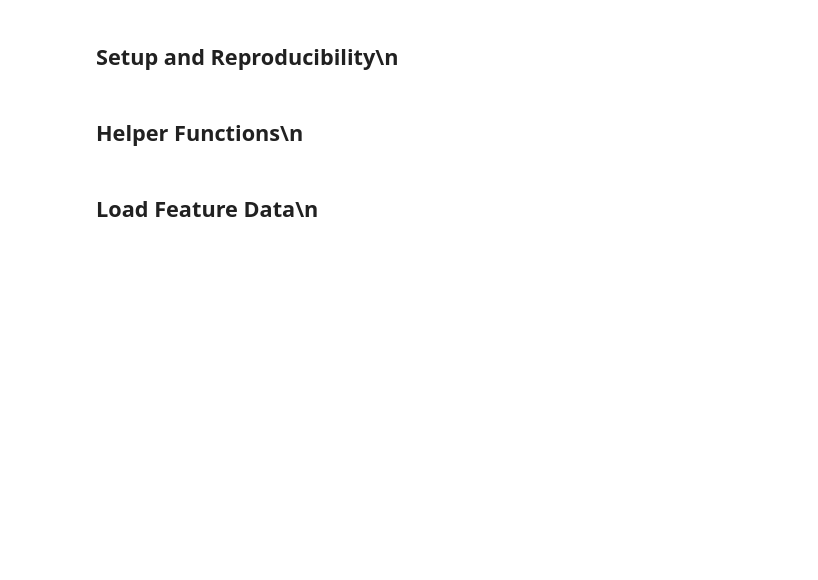
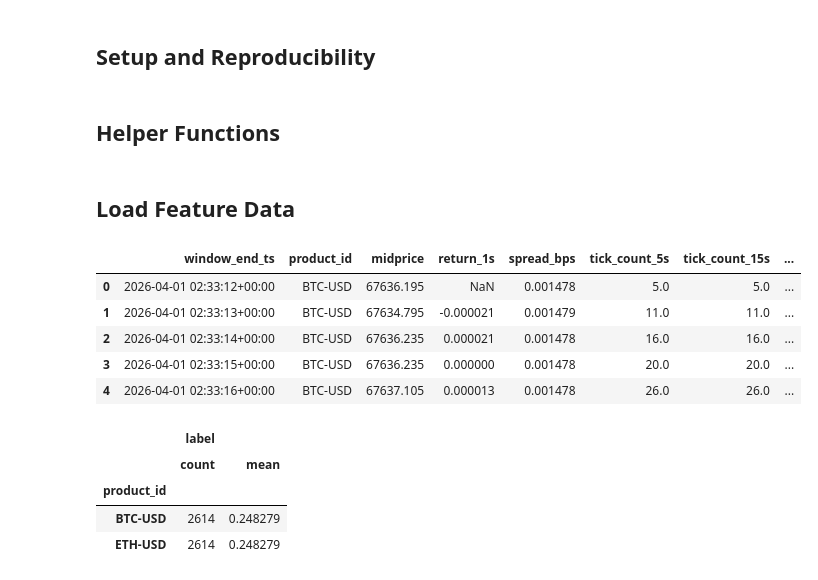
Before and after one commit to rzrizaldy/fundamental_ai_crypto_volatile, a Jupyter notebook: notebooks/eda.ipynb, the cells around one changed output. Saved outputs shown, nothing was run; the diff lists cells and outputs as text; code cells hidden in the pictures; blank space fills up the shorter version.

```diff
--- a/notebooks/eda.ipynb
+++ b/notebooks/eda.ipynb
@@ -3,3 +9,3 @@
 # %% [markdown]
-## Setup and Reproducibility\n
+## Setup and Reproducibility
 # %%
@@ -7,3 +28,3 @@ from pathlib import Path\nimport json\n\nimport matplotlib.pyplot as plt\nimport
 # %% [markdown]
-## Helper Functions\n
+## Helper Functions
 # %%
@@ -11,5 +42,21 @@ def save_and_show(fig, filename):\n    output_path = IMG_DIR / filename\n    fig
 # %% [markdown]
-## Load Feature Data\n
+## Load Feature Data
 # %%
-features = pd.read_parquet(FEATURE_PATH)\nfeatures['window_end_ts'] = pd.to_datetime(features['window_end_ts'], utc=True)\nfeatures = features.sort_values(['product_id', 'window_end_ts']).reset_index(drop=True)\ndisplay(features.head())\ndisplay(features[['product_id', 'label']].groupby('product_id').agg(['count', 'mean']))\n
+features = pd.read_parquet(FEATURE_PATH)
+features['window_end_ts'] = pd.to_datetime(features['window_end_ts'], utc=True)
+features = features.sort_values(['product_id', 'window_end_ts']).reset_index(drop=True)
+display(features.head())
+display(features[['product_id', 'label']].groupby('product_id').agg(['count', 'mean']))
+# %% [output]
+|  | window_end_ts | product_id | midprice | return_1s | spread_bps | tick_count_5s | tick_count_15s | ... |
+| 0 | 2026-04-01 02:33:12+00:00 | BTC-USD | 67636.195 | NaN | 0.001478 | 5.0 | 5.0 | ... |
+| 1 | 2026-04-01 02:33:13+00:00 | BTC-USD | 67634.795 | -0.000021 | 0.001479 | 11.0 | 11.0 | ... |
+| 2 | 2026-04-01 02:33:14+00:00 | BTC-USD | 67636.235 | 0.000021 | 0.001478 | 16.0 | 16.0 | ... |
+| 3 | 2026-04-01 02:33:15+00:00 | BTC-USD | 67636.235 | 0.000000 | 0.001478 | 20.0 | 20.0 | ... |
+| 4 | 2026-04-01 02:33:16+00:00 | BTC-USD | 67637.105 | 0.000013 | 0.001478 | 26.0 | 26.0 | ... |
+|  | label |  |
+|  | count | mean |
+| product_id |  |  |
+| BTC-USD | 2614 | 0.248279 |
+| ETH-USD | 2614 | 0.248279 |
 # %% [markdown]
```
Also changed, not shown: parts of 11 cells of this notebook, 18 other files.
